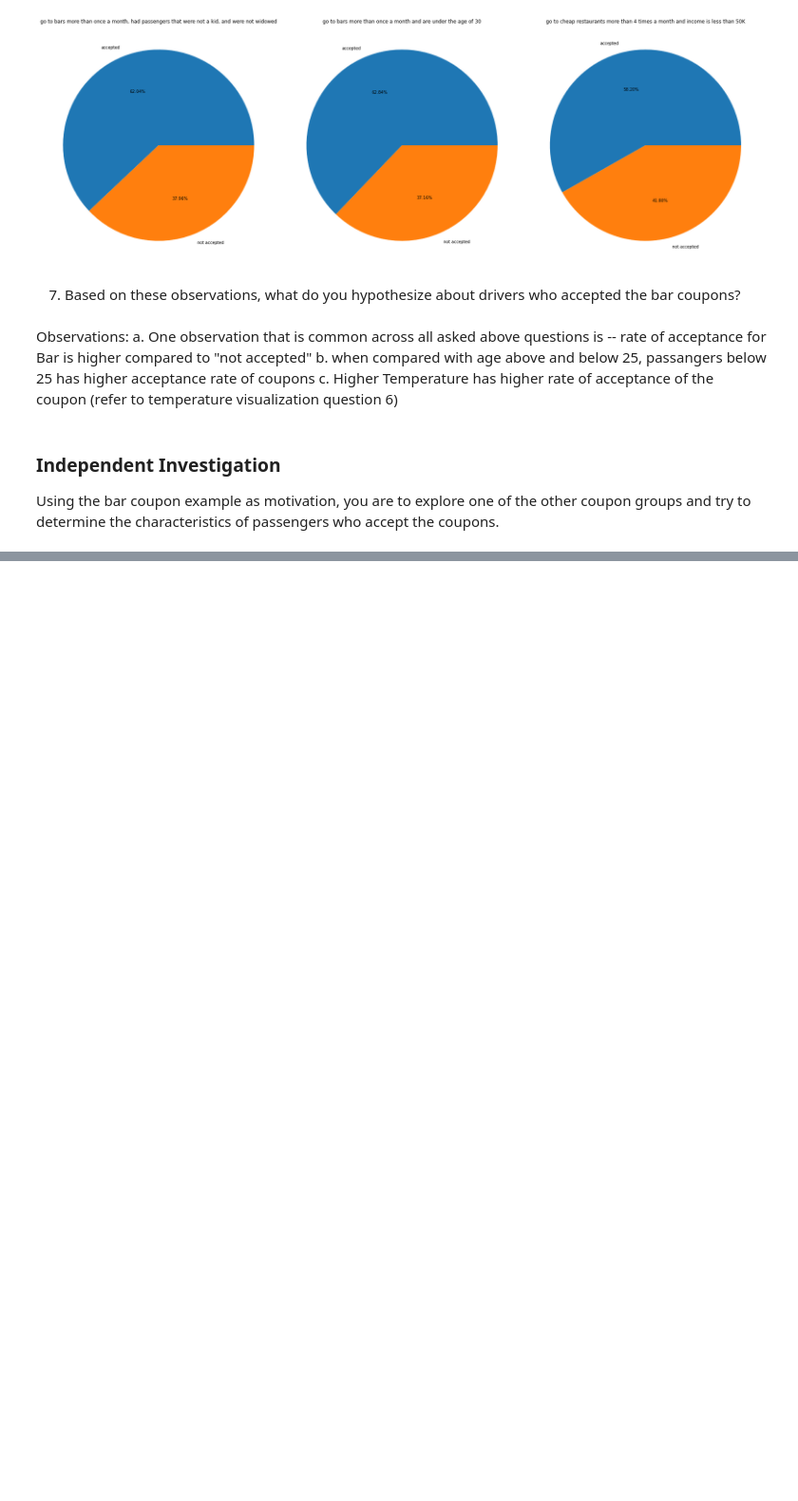
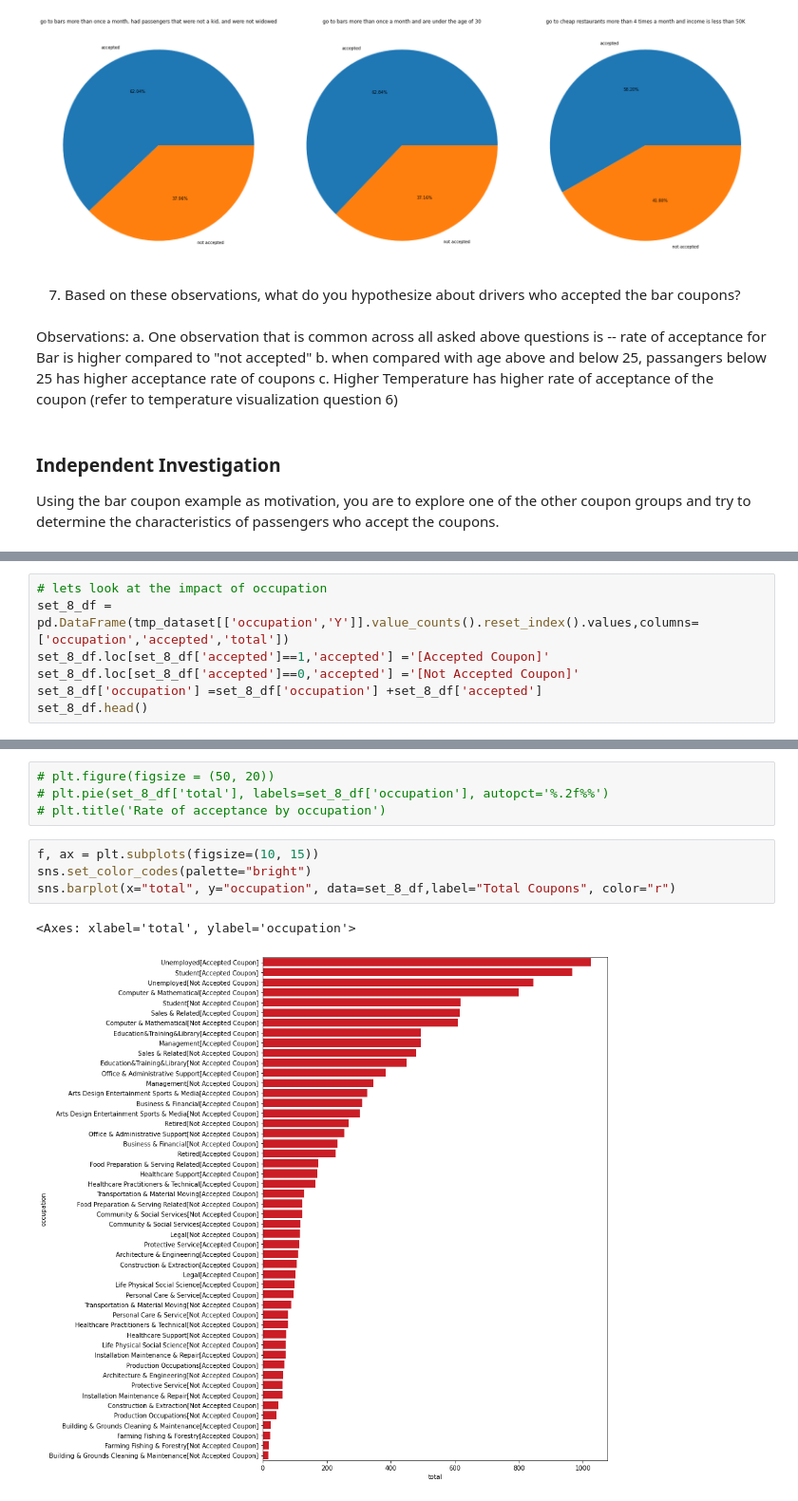
Before and after one commit to spiderweb2828/AIML-Assignment1, a Jupyter notebook: prompt.ipynb, the cells around one changed output, grey strips where cells are left out. Shown at 95% size. Saved outputs shown, nothing was run; the diff lists cells and outputs as text; blank space fills up the shorter version.

```diff
--- a/prompt.ipynb
+++ b/prompt.ipynb
@@ -515,0 +540,7 @@ Using the bar coupon example as motivation, you are to explore one of the other
+# %%
+# lets look at the impact of occupation
+set_8_df = pd.DataFrame(tmp_dataset[['occupation','Y']].value_counts().reset_index().values,columns=['occupation','accepted','total'])
+set_8_df.loc[set_8_df['accepted']==1,'accepted'] ='[Accepted Coupon]'
+set_8_df.loc[set_8_df['accepted']==0,'accepted'] ='[Not Accepted Coupon]'
+set_8_df['occupation'] =set_8_df['occupation'] +set_8_df['accepted']
+set_8_df.head()
@@ -515,0 +554,11 @@ Using the bar coupon example as motivation, you are to explore one of the other
+# %%
+# plt.figure(figsize = (50, 20))
+# plt.pie(set_8_df['total'], labels=set_8_df['occupation'], autopct='%.2f%%')
+# plt.title('Rate of acceptance by occupation')
+# %%
+f, ax = plt.subplots(figsize=(10, 15))
+sns.set_color_codes(palette="bright")
+sns.barplot(x="total", y="occupation", data=set_8_df,label="Total Coupons", color="r")
+# %% [output]
+<Axes: xlabel='total', ylabel='occupation'>
+[figure, added]
```
Also changed, not shown: parts of 6 cells of this notebook.
